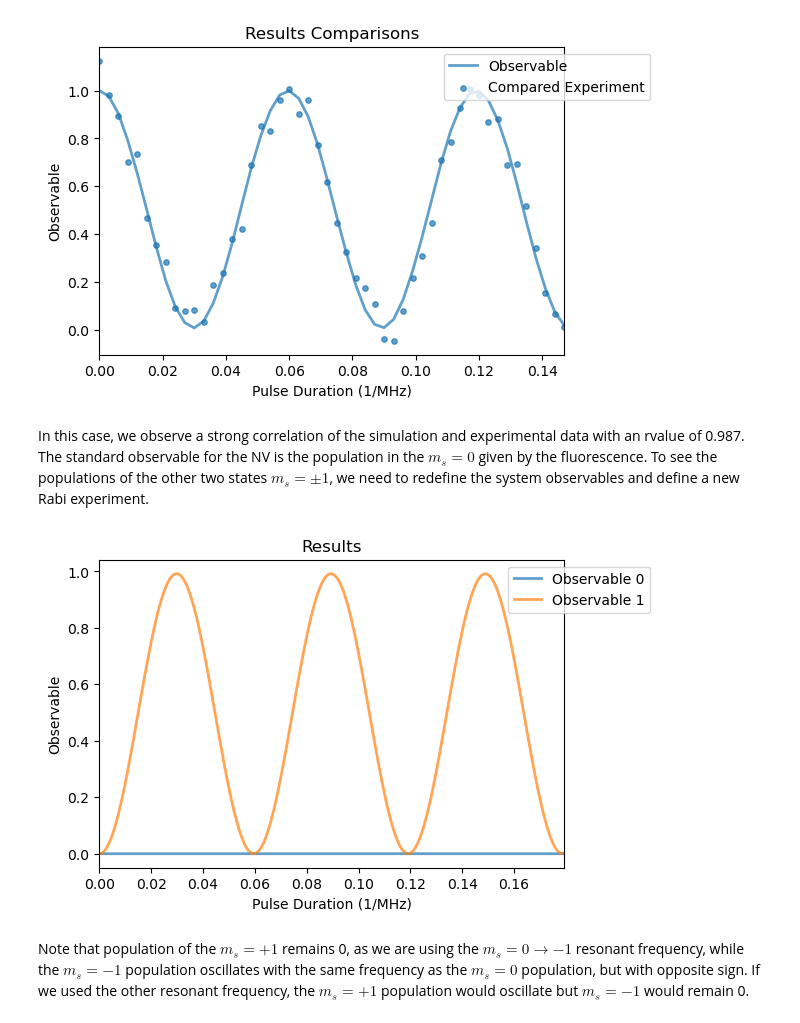
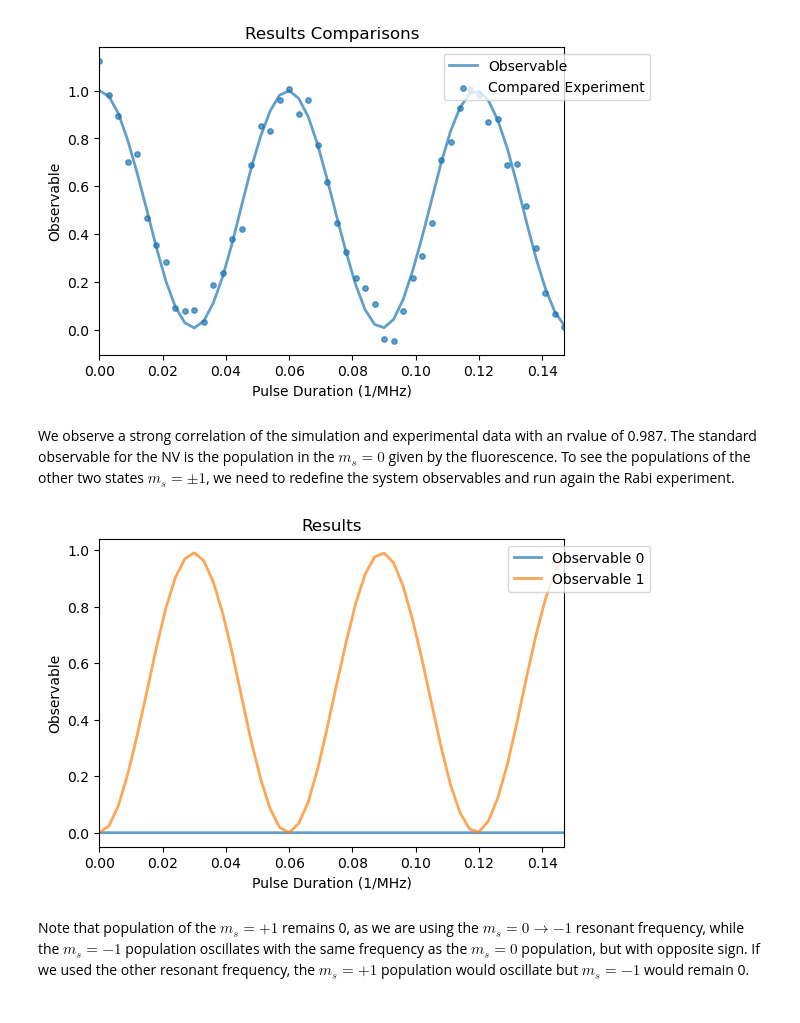
Before and after one commit to QISS-HZB/QuaCCAToo, a Jupyter notebook: docs/tutorials/02_NV_Ramsey_PODMR.ipynb, the cells around one changed output. Cells and saved outputs as stored; diff of their text form; code cells hidden in the pictures.

```diff
--- a/docs/tutorials/NV_Ramsey_PODMR.ipynb
+++ b/docs/tutorials/02_NV_Ramsey_PODMR.ipynb
@@ -87,23 +89,15 @@ rabi_analysis.pearson
 LinregressResult(slope=np.float64(2.5895433124843423), intercept=np.float64(-2.0453606037750993), rvalue=np.float64(0.9872724331132969), pvalue=np.float64(5.450830010550885e-40), stderr=np.float64(0.0 ...
 [figure]
 # %% [markdown]
-In this case, we observe a strong correlation of the simulation and experimental data with an rvalue of 0.987. The standard observable for the NV is the population in the $m_s=0$ given by the fluorescence. To see the populations of the other two states $m_s=\pm 1$, we need to redefine the system observables and define a new Rabi experiment.
+We observe a strong correlation of the simulation and experimental data with an rvalue of 0.987. The standard observable for the NV is the population in the $m_s=0$ given by the fluorescence. To see the populations of the other two states $m_s=\pm 1$, we need to redefine the system observables and run again the Rabi experiment.
 # %%
 qsys.observable = [tensor(fock_dm(3, 0), qeye(2)), tensor(fock_dm(3, 2), qeye(2))]
 
-# define the Rabi experiment
-rabi_exp_2 = Rabi(
-    pulse_duration = np.linspace(0, 3/w1, 1000),
-    system = qsys,
-    H1 = w1*qsys.MW_H1,
-    pulse_params = {'f_pulse': qsys.MW_freqs[0]} # MW frequency for the ms=0 --> ms=-1 state transition
-)
-
 # run the experiment
-rabi_exp_2.run()
-Analysis(rabi_exp_2).plot_results()
+rabi_exp_1.run()
+Analysis(rabi_exp_1).plot_results()
 # %% [output]
-[figure, old version]
+[figure, new version]
 # %% [markdown]
 Note that population of the $m_s=+1$ remains 0, as we are using the $m_s=0 \rightarrow -1$ resonant frequency, while the $m_s=-1$ population oscillates with the same frequency as the $m_s=0$ population, but with opposite sign. If we used the other resonant frequency, the $m_s=+1$ population would oscillate but $m_s=-1$ would remain 0.
 # %%
```
Also changed, not shown: parts of 25 cells of this notebook, 4 other files.
